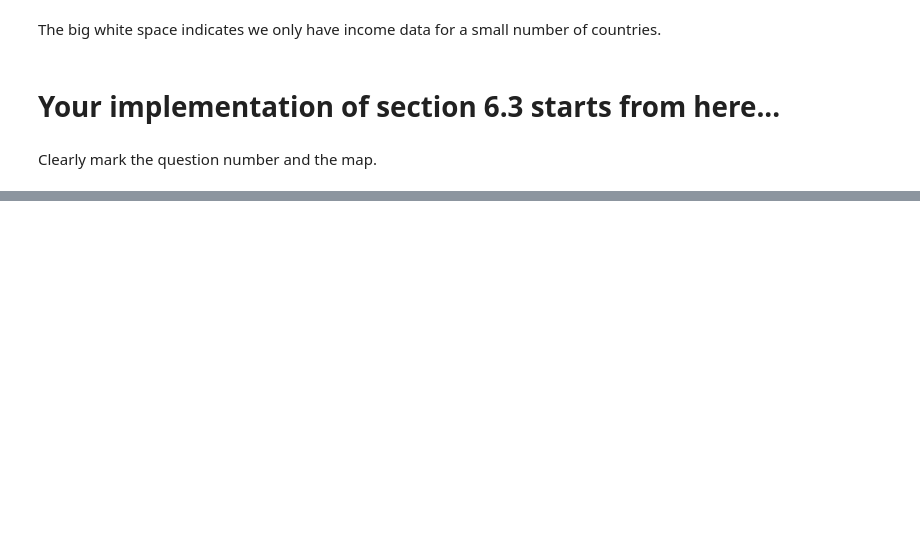
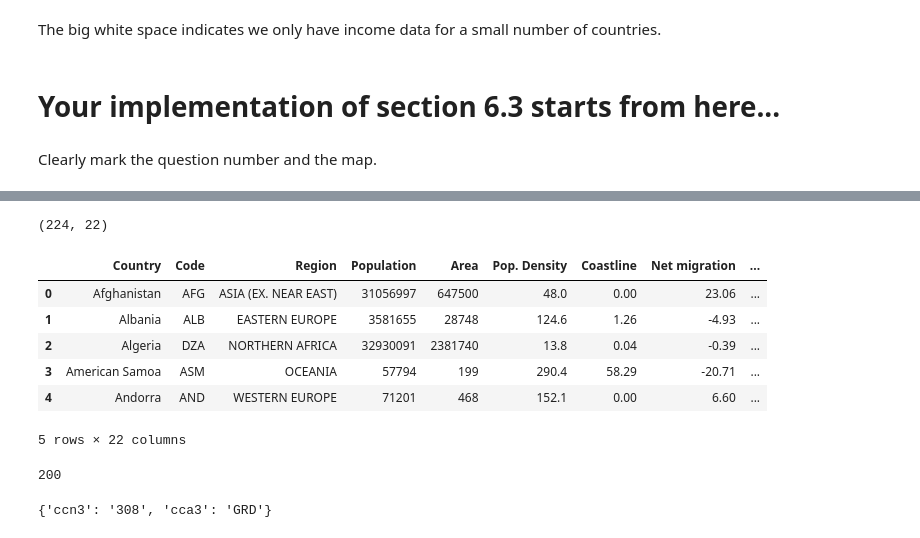
Before and after one commit to adong-hood/cs200, a Jupyter notebook: ch_6_3.ipynb, the cells around one changed output, grey strips where cells are left out. Drawn from its saved outputs; the diff is of its cells as text; code cells hidden in the pictures; blank space fills up the shorter version.

```diff
--- a/ch_6_3.ipynb
+++ b/ch_6_3.ipynb
@@ -189,3 +244,7 @@ The big white space indicates we only have income data for a small number of cou
 # Your implementation of section 6.3 starts from here...
 # %% [markdown]
 Clearly mark the question number and the map.
+# %%
+wd = pd.read_csv('http://pluto.hood.edu/~dong/datasets/world_countries.csv')
+print(wd.columns)
+wd.head(2)
@@ -191,0 +261,6 @@ Clearly mark the question number and the map.
+# %%
+#use a different end point.
+code = 'USA'
+url = f'https://restcountries.com/v3.1/alpha?codes={code}'
+res = requests.get(url)
+res.status_code
@@ -191,0 +291,40 @@ Clearly mark the question number and the map.
+# %%
+#function end point 3. This is new link.
+def look_up_code_v2(code):
+    address = f'https://restcountries.com/v3.1/alpha?codes={code}'
+    res = requests.get(address)
+    # Check if the request was successful (status code 200)
+    if res.status_code == 200:
+        country_info = res.json()[0]
+        country_num = country_info['ccn3']
+        return int(country_num)
+    else:
+        # Handle cases where the API request fails
+        print(f"Error looking up code for {code}: Status code {res.status_code}")
+        # Returning a default value or raising an exception is recommended
+        return None  # or raise ValueError(f"Invalid country code: {country_code}")
+# %%
+#wd['countrycode'] = wd.Country.map(look_up_country)
+wd['countrycode'] = wd.Code.map(look_up_code_v2)
+print(wd.shape)
+wd.head()
+# %% [output]
+(224, 22)
+|  | Country | Code | Region | Population | Area | Pop. Density | Coastline | Net migration | ... |
+| 0 | Afghanistan | AFG | ASIA (EX. NEAR EAST) | 31056997 | 647500 | 48.0 | 0.00 | 23.06 | ... |
+| 1 | Albania | ALB | EASTERN EUROPE | 3581655 | 28748 | 124.6 | 1.26 | -4.93 | ... |
+| 2 | Algeria | DZA | NORTHERN AFRICA | 32930091 | 2381740 | 13.8 | 0.04 | -0.39 | ... |
+| 3 | American Samoa | ASM | OCEANIA | 57794 | 199 | 290.4 | 58.29 | -20.71 | ... |
+| 4 | Andorra | AND | WESTERN EUROPE | 71201 | 468 | 152.1 | 0.00 | 6.60 | ... |
+5 rows × 22 columns
+# %%
+# yet another end point. only pull out the needed information.
+url = 'https://restcountries.com/v3.1/independent?status=true&fields=ccn3,cca3'
+res_all = requests.get(url)
+res_all.status_code
+# %% [output]
+200
+# %%
+res_all.json()[0]
+# %% [output]
+{'ccn3': '308', 'cca3': 'GRD'}
```
Also changed, not shown: parts of 22 cells of this notebook.
